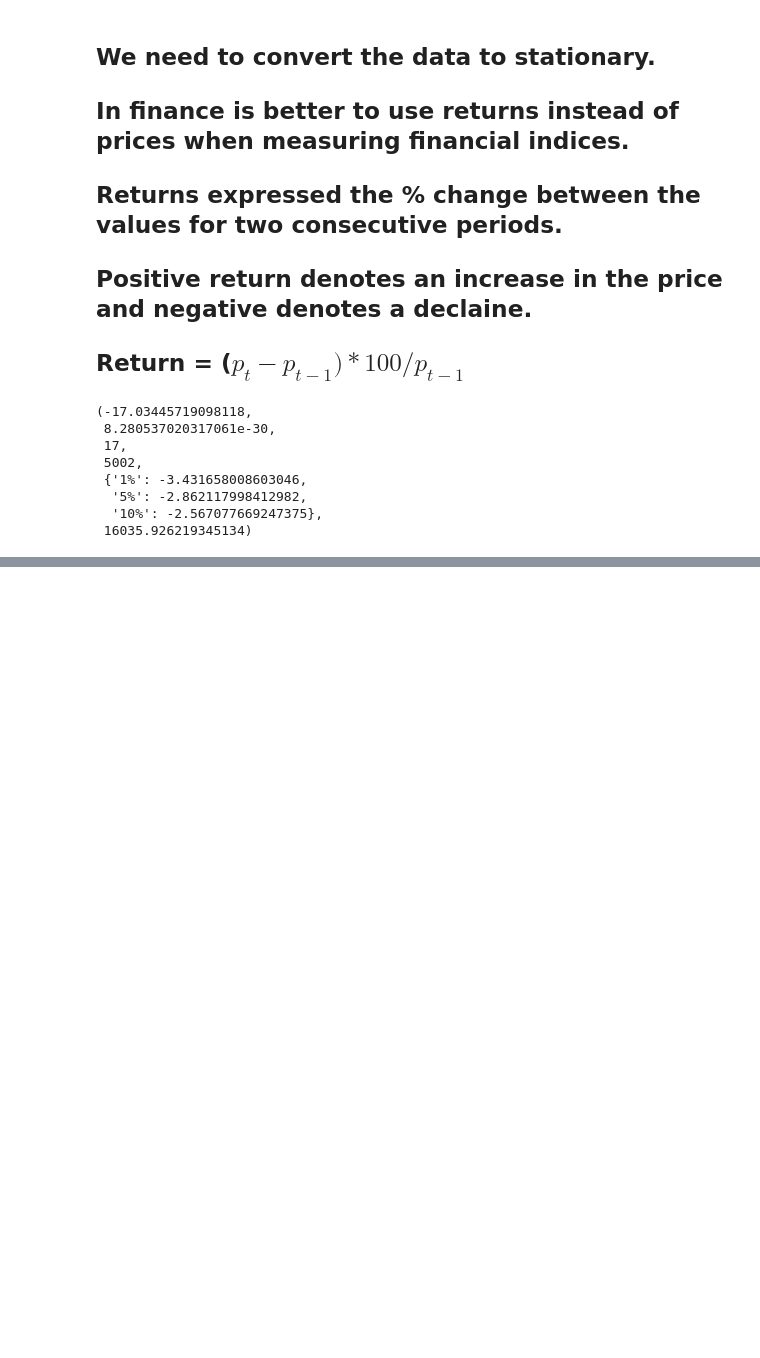
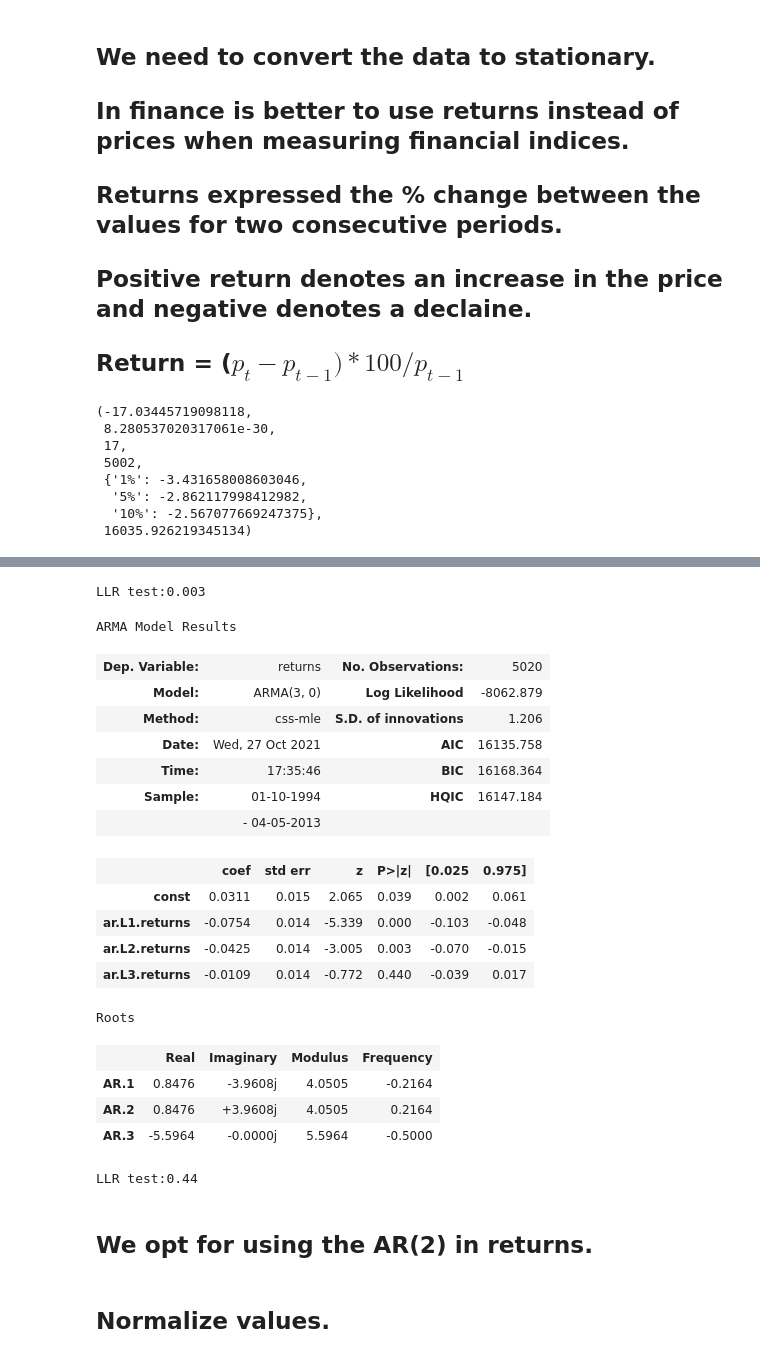
Before and after one commit to JuanD5/Machine-learning-projects, a Jupyter notebook: Forecasting/Sales Forecasting/365_datascience_index.ipynb, the cells around one changed output, grey strips where cells are left out. Saved outputs shown, nothing was run; the diff lists cells and outputs as text; code cells hidden in the pictures; blank space fills up the shorter version.

```diff
--- a/Forecasting/Sales Forecasting/365_datascience_index.ipynb
+++ b/Forecasting/Sales Forecasting/365_datascience_index.ipynb
@@ -912,0 +975,35 @@ sts.adfuller(df.returns)
+# %%
+print("LLR test:"+  str(LLR_test(model_ret_ar_1,model_ret_ar_2,DF = 1)))
+# %% [output]
+LLR test:0.003
+# %%
+model_ret_ar_3 = ARIMA(df.returns,order=(3,0,0))
+results_ret_ar_3 = model_ret_ar_3.fit()
+results_ret_ar_3.summary()
+# %% [output]
+ARMA Model Results
+| Dep. Variable: | returns | No. Observations: | 5020 |
+| Model: | ARMA(3, 0) | Log Likelihood | -8062.879 |
+| Method: | css-mle | S.D. of innovations | 1.206 |
+| Date: | Wed, 27 Oct 2021 | AIC | 16135.758 |
+| Time: | 17:35:46 | BIC | 16168.364 |
+| Sample: | 01-10-1994 | HQIC | 16147.184 |
+|  | - 04-05-2013 |  |  |
+|  | coef | std err | z | P>|z| | [0.025 | 0.975] |
+| const | 0.0311 | 0.015 | 2.065 | 0.039 | 0.002 | 0.061 |
+| ar.L1.returns | -0.0754 | 0.014 | -5.339 | 0.000 | -0.103 | -0.048 |
+| ar.L2.returns | -0.0425 | 0.014 | -3.005 | 0.003 | -0.070 | -0.015 |
+| ar.L3.returns | -0.0109 | 0.014 | -0.772 | 0.440 | -0.039 | 0.017 |
+Roots
+|  | Real | Imaginary | Modulus | Frequency |
+| AR.1 | 0.8476 | -3.9608j | 4.0505 | -0.2164 |
+| AR.2 | 0.8476 | +3.9608j | 4.0505 | 0.2164 |
+| AR.3 | -5.5964 | -0.0000j | 5.5964 | -0.5000 |
+# %%
+print("LLR test:"+  str(LLR_test(model_ret_ar_2,model_ret_ar_3,DF = 1)))
+# %% [output]
+LLR test:0.44
+# %% [markdown]
+## We opt for using the AR(2) in returns.
+# %% [markdown]
+## **Normalize values**.
```
Also changed, not shown: parts of 28 cells of this notebook.
